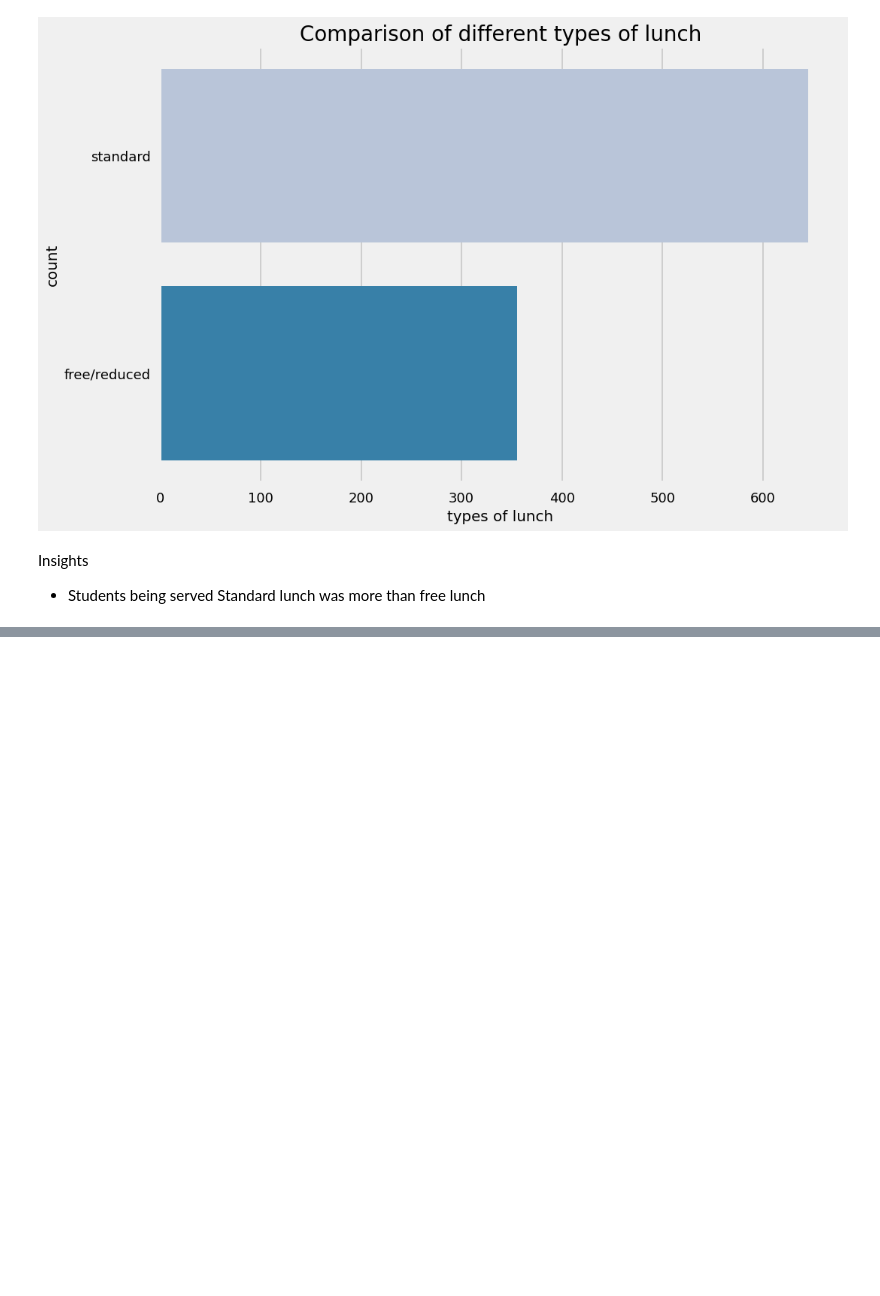
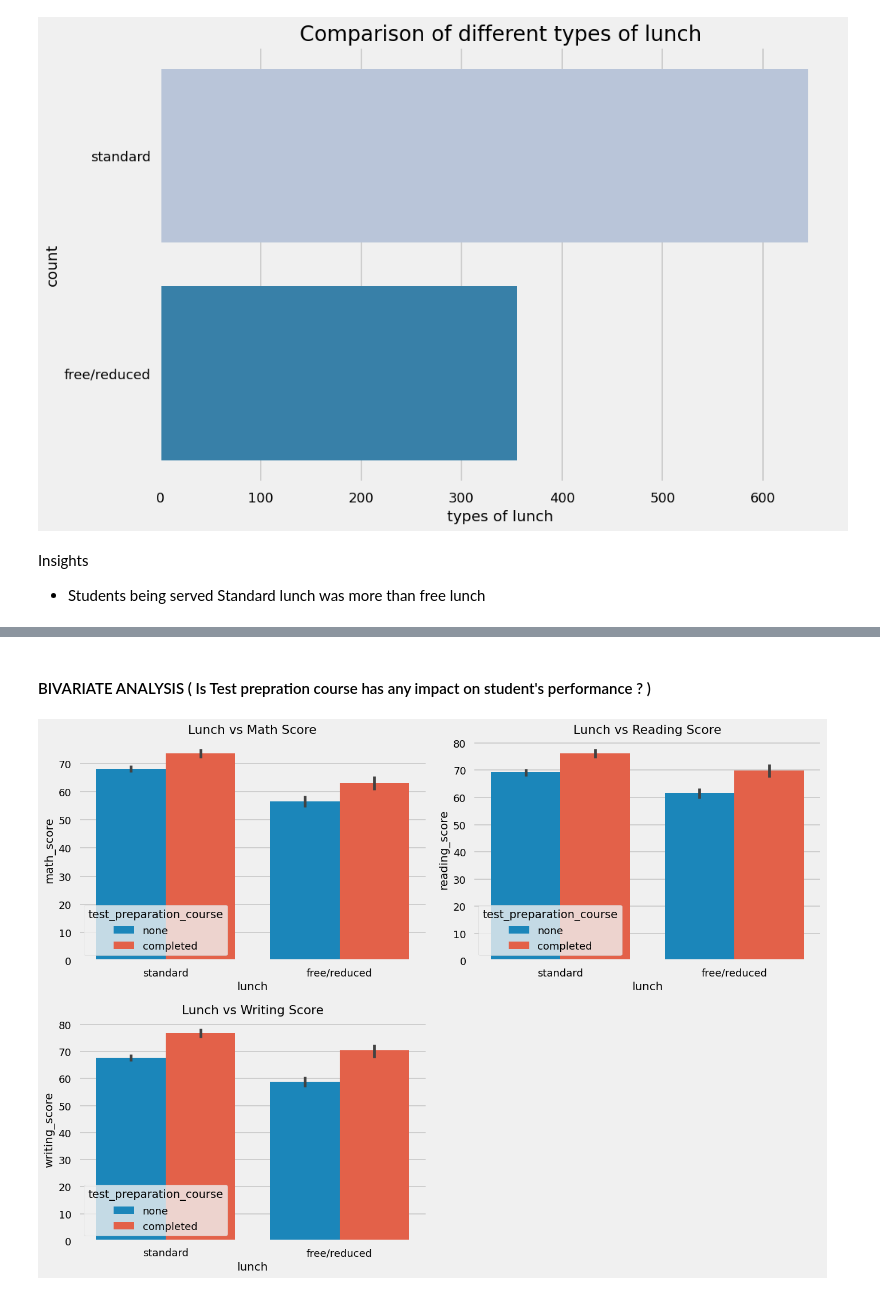
Before and after one commit to Marmik-Patel03/MLproject, a Jupyter notebook: notebook/1.EDA STUDENT PERFORMANCE.ipynb, the cells around one changed output, grey strips where cells are left out. Cells and saved outputs as stored; diff of their text form; code cells hidden in the pictures; blank space fills up the shorter version.

```diff
--- a/notebook/1.EDA STUDENT PERFORMANCE.ipynb
+++ b/notebook/1.EDA STUDENT PERFORMANCE.ipynb
@@ -746,0 +798,41 @@ Insights
+# %% [markdown]
+<h4>BIVARIATE ANALYSIS ( Is Test prepration course has any impact on student's performance ? )</h4>
+# %%
+plt.figure(figsize=(14,10))
+
+# Math Score
+plt.subplot(2,2,1)
+sns.barplot(
+    x=df['lunch'],
+    y=df['math_score'],
+    hue=df['test_preparation_course']
+)
+plt.title('Lunch vs Math Score')
+plt.xticks(rotation=0)
+
+# Reading Score
+plt.subplot(2,2,2)
+sns.barplot(
+    x=df['lunch'],
+    y=df['reading_score'],
+    hue=df['test_preparation_course']
+)
+plt.title('Lunch vs Reading Score')
+plt.xticks(rotation=0)
+
+# Writing Score
+plt.subplot(2,2,3)
+sns.barplot(
+    x=df['lunch'],
+    y=df['writing_score'],
+    hue=df['test_preparation_course']
+)
+plt.title('Lunch vs Writing Score')
+plt.xticks(rotation=0)
+
+# proper spacing between graphs
+plt.tight_layout()
+
+plt.show()
+# %% [output]
+[figure, added]
```
Also changed, not shown: parts of 13 cells of this notebook, 2 other files.
